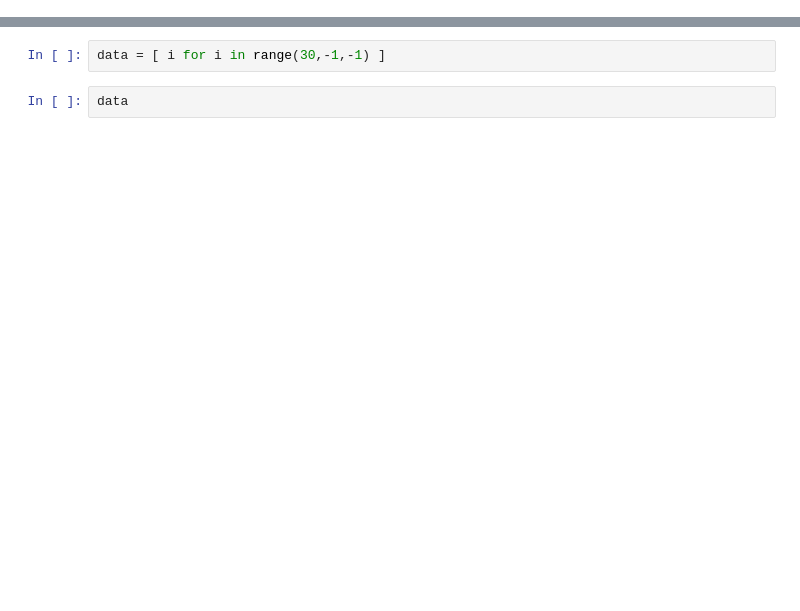
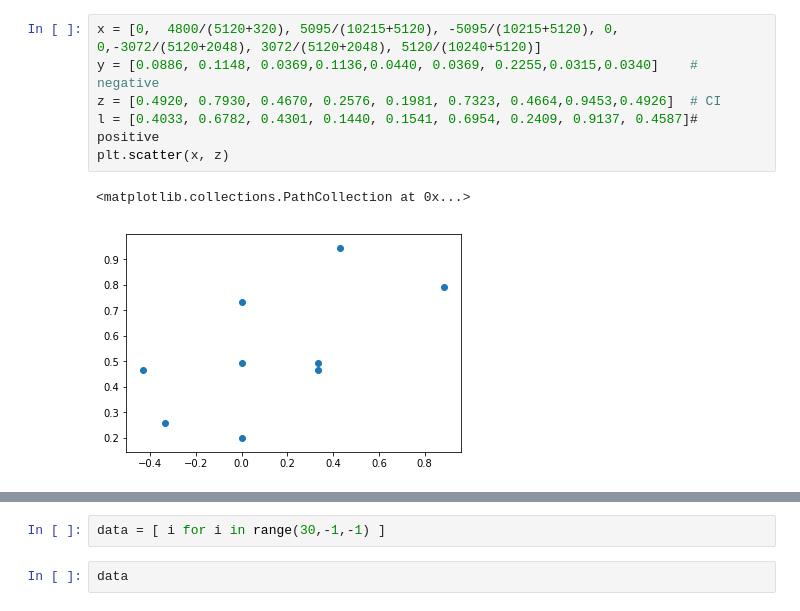
Before and after one commit to leighsix/CompetitionPycharm, a Jupyter notebook: making_visualization-Copy1.ipynb, the cells around one changed output, grey strips where cells are left out. Drawn from its saved outputs; the diff is of its cells as text; blank space fills up the shorter version.

```diff
--- a/making_visualization-Copy1.ipynb
+++ b/making_visualization-Copy1.ipynb
@@ -183,0 +262,9 @@ InternalError: (pymysql.err.InternalError) (1054, "Unknown column 'A_node_number
+# %%
+x = [0,  4800/(5120+320), 5095/(10215+5120), -5095/(10215+5120), 0, 0,-3072/(5120+2048), 3072/(5120+2048), 5120/(10240+5120)]
+y = [0.0886, 0.1148, 0.0369,0.1136,0.0440, 0.0369, 0.2255,0.0315,0.0340]    # negative
+z = [0.4920, 0.7930, 0.4670, 0.2576, 0.1981, 0.7323, 0.4664,0.9453,0.4926]  # CI
+l = [0.4033, 0.6782, 0.4301, 0.1440, 0.1541, 0.6954, 0.2409, 0.9137, 0.4587]# positive
+plt.scatter(x, z)
+# %% [output]
+<matplotlib.collections.PathCollection at 0x...>
+[figure, added]
```
Also changed, not shown: parts of 18 cells of this notebook, 16 other files.
